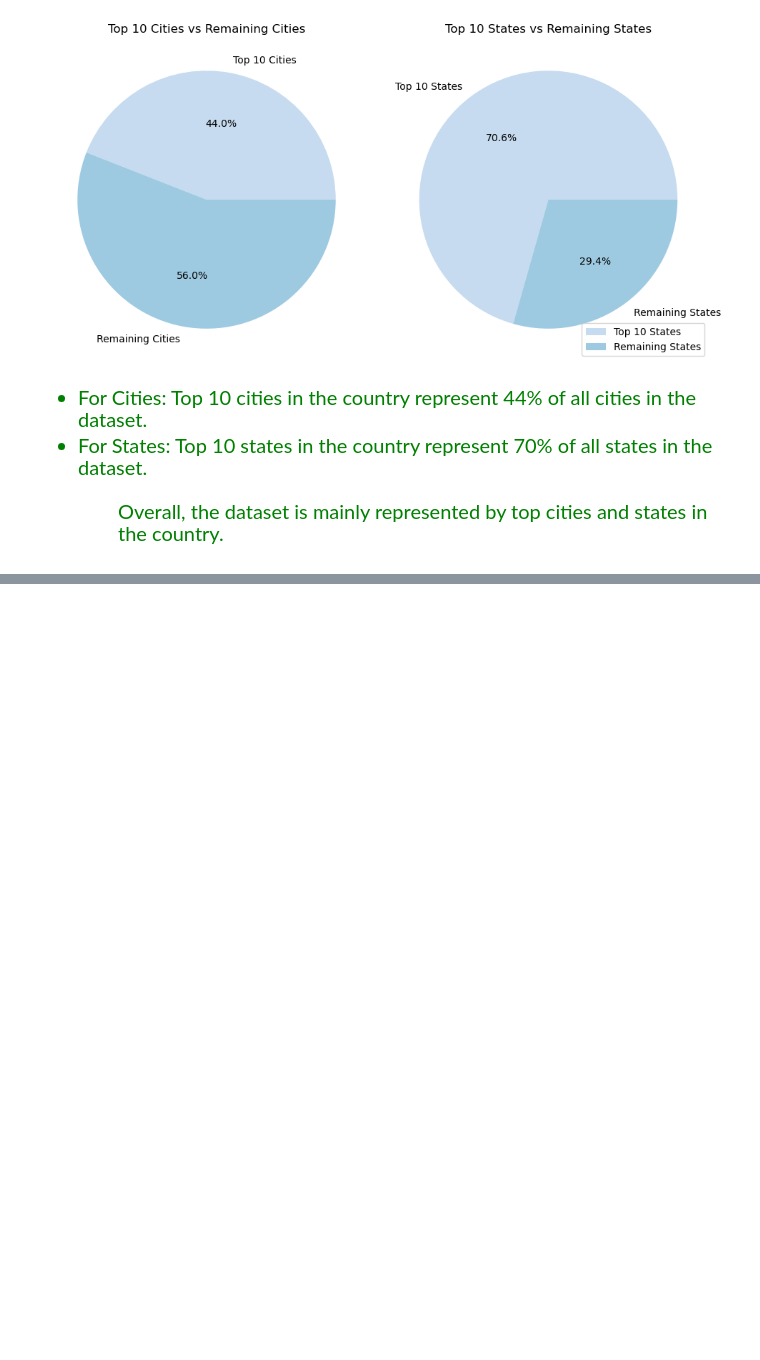
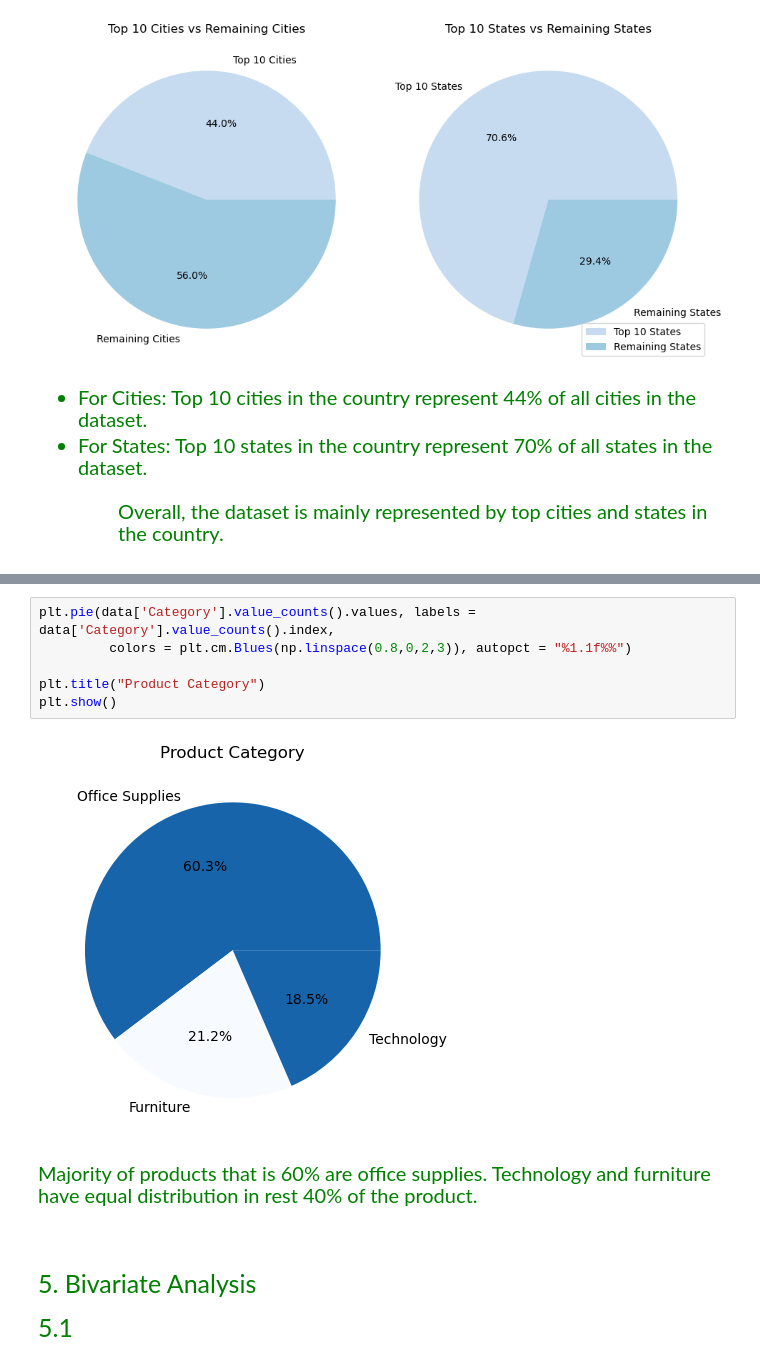
Before and after one commit to Kartika-Nidhi/DS_projects, a Jupyter notebook: SuperstoreSalesAnalysis.ipynb, the cells around one changed output, grey strips where cells are left out. Cells and saved outputs as stored; diff of their text form; blank space fills up the shorter version.

Commit message:
Univariate Analysis Completed

```diff
--- a/SuperstoreSalesAnalysis.ipynb
+++ b/SuperstoreSalesAnalysis.ipynb
@@ -324,0 +362,18 @@ Overall, the dataset is mainly represented by top cities and states in the count
+# %%
+plt.pie(data['Category'].value_counts().values, labels = data['Category'].value_counts().index,
+         colors = plt.cm.Blues(np.linspace(0.8,0,2,3)), autopct = "%1.1f%%")
+
+plt.title("Product Category")
+plt.show()
+# %% [output]
+[figure, added]
+# %% [markdown]
+<div style = "color:green; font-size:20px">Majority of products that is 60% are office supplies. Technology and furniture have equal distribution in rest 40% of the product.
+# %% [markdown]
+<div>
+# %% [markdown]
+<div>
+# %% [markdown]
+<div style = "color:green; font-size:25px">5. Bivariate Analysis</div>
+# %% [markdown]
+<div style = "color:green; font-size:25px">5.1
```
Also changed, not shown: parts of 8 cells of this notebook.
